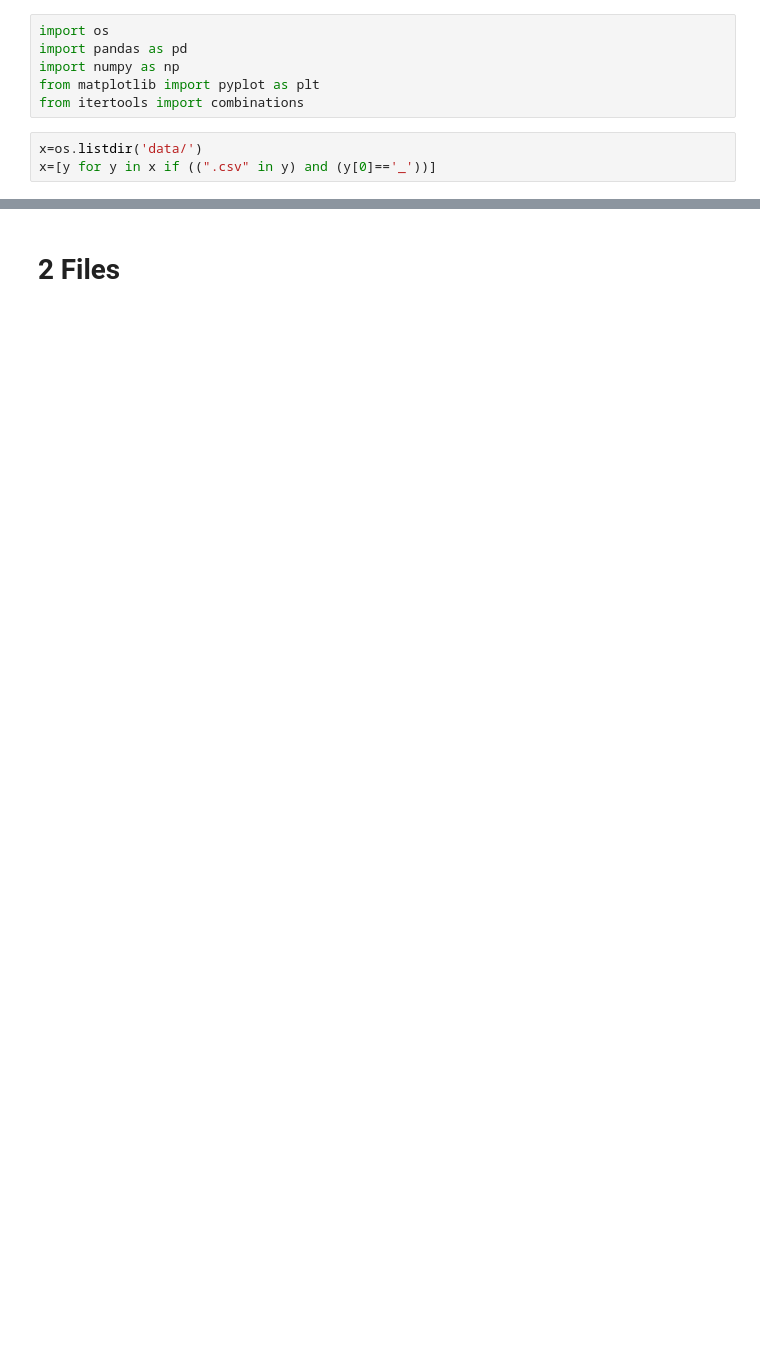
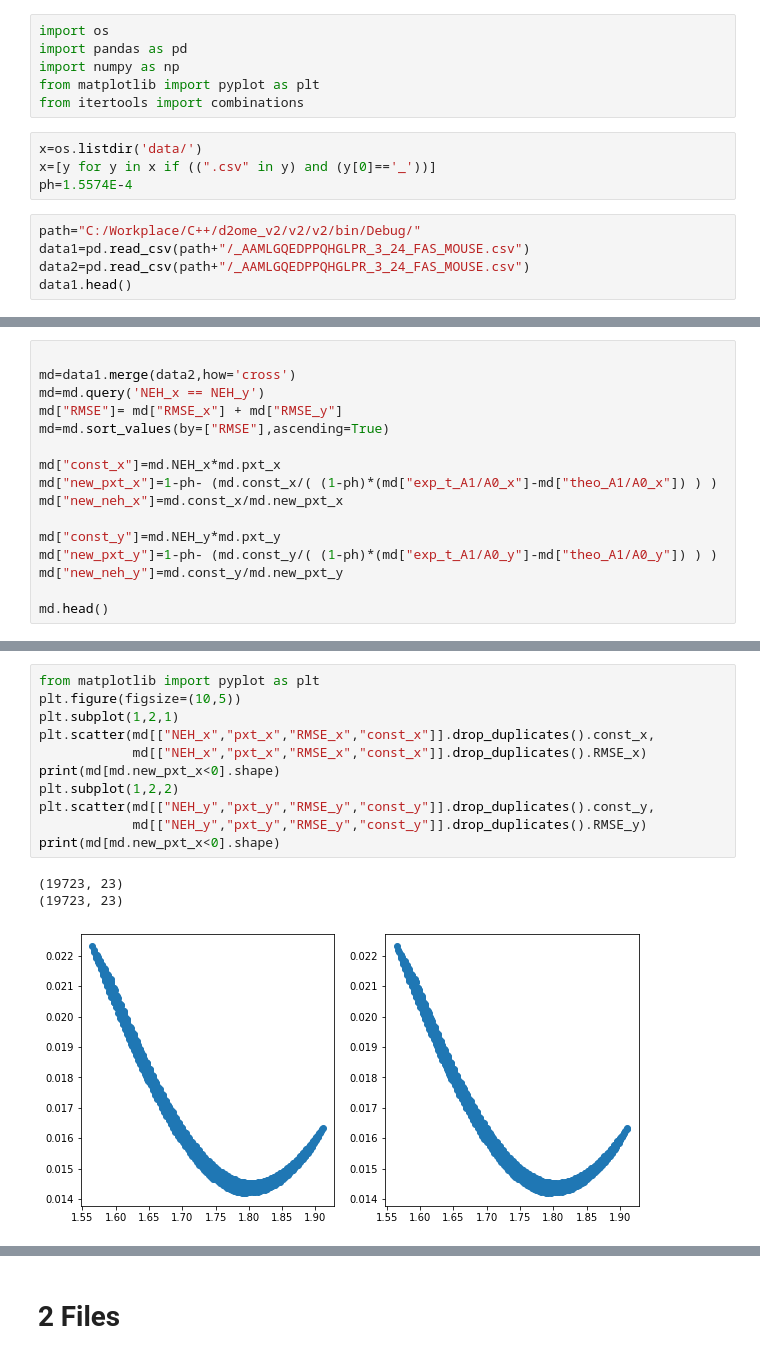
Before and after one commit to henockmamo54/neh_pxt_exp, a Jupyter notebook: neh_pxt_trial_2-with two files and three files and four-Copy1.ipynb, the cells around one changed output, grey strips where cells are left out. Saved outputs shown, nothing was run; the diff lists cells and outputs as text; blank space fills up the shorter version.

```diff
--- a/neh_pxt_trial_2-with two files and three files and four-Copy1.ipynb
+++ b/neh_pxt_trial_2-with two files and three files and four-Copy1.ipynb
@@ -7,3 +7,9 @@ from itertools import combinations
 # %%
 x=os.listdir('data/')
 x=[y for y in x if ((".csv" in y) and (y[0]=='_'))]
+ph=1.5574E-4
+# %%
+path="C:/Workplace/C++/d2ome_v2/v2/v2/bin/Debug/"
+data1=pd.read_csv(path+"/_AAMLGQEDPPQHGLPR_3_24_FAS_MOUSE.csv")
+data2=pd.read_csv(path+"/_AAMLGQEDPPQHGLPR_3_24_FAS_MOUSE.csv")
+data1.head()
@@ -9,0 +23,16 @@ x=[y for y in x if ((".csv" in y) and (y[0]=='_'))]
+# %%
+
+md=data1.merge(data2,how='cross')
+md=md.query('NEH_x == NEH_y')
+md["RMSE"]= md["RMSE_x"] + md["RMSE_y"]
+md=md.sort_values(by=["RMSE"],ascending=True)
+
+md["const_x"]=md.NEH_x*md.pxt_x
+md["new_pxt_x"]=1-ph- (md.const_x/( (1-ph)*(md["exp_t_A1/A0_x"]-md["theo_A1/A0_x"]) ) )
+md["new_neh_x"]=md.const_x/md.new_pxt_x
+
+md["const_y"]=md.NEH_y*md.pxt_y
+md["new_pxt_y"]=1-ph- (md.const_y/( (1-ph)*(md["exp_t_A1/A0_y"]-md["theo_A1/A0_y"]) ) )
+md["new_neh_y"]=md.const_y/md.new_pxt_y
+
+md.head()
@@ -9,0 +47,15 @@ x=[y for y in x if ((".csv" in y) and (y[0]=='_'))]
+# %%
+from matplotlib import pyplot as plt
+plt.figure(figsize=(10,5))
+plt.subplot(1,2,1)
+plt.scatter(md[["NEH_x","pxt_x","RMSE_x","const_x"]].drop_duplicates().const_x,
+            md[["NEH_x","pxt_x","RMSE_x","const_x"]].drop_duplicates().RMSE_x)
+print(md[md.new_pxt_x<0].shape)
+plt.subplot(1,2,2)
+plt.scatter(md[["NEH_y","pxt_y","RMSE_y","const_y"]].drop_duplicates().const_y,
+            md[["NEH_y","pxt_y","RMSE_y","const_y"]].drop_duplicates().RMSE_y)
+print(md[md.new_pxt_x<0].shape)
+# %% [output]
+(19723, 23)
+(19723, 23)
+[figure, added]
```
Also changed, not shown: parts of 9 cells of this notebook, 3 other files.
